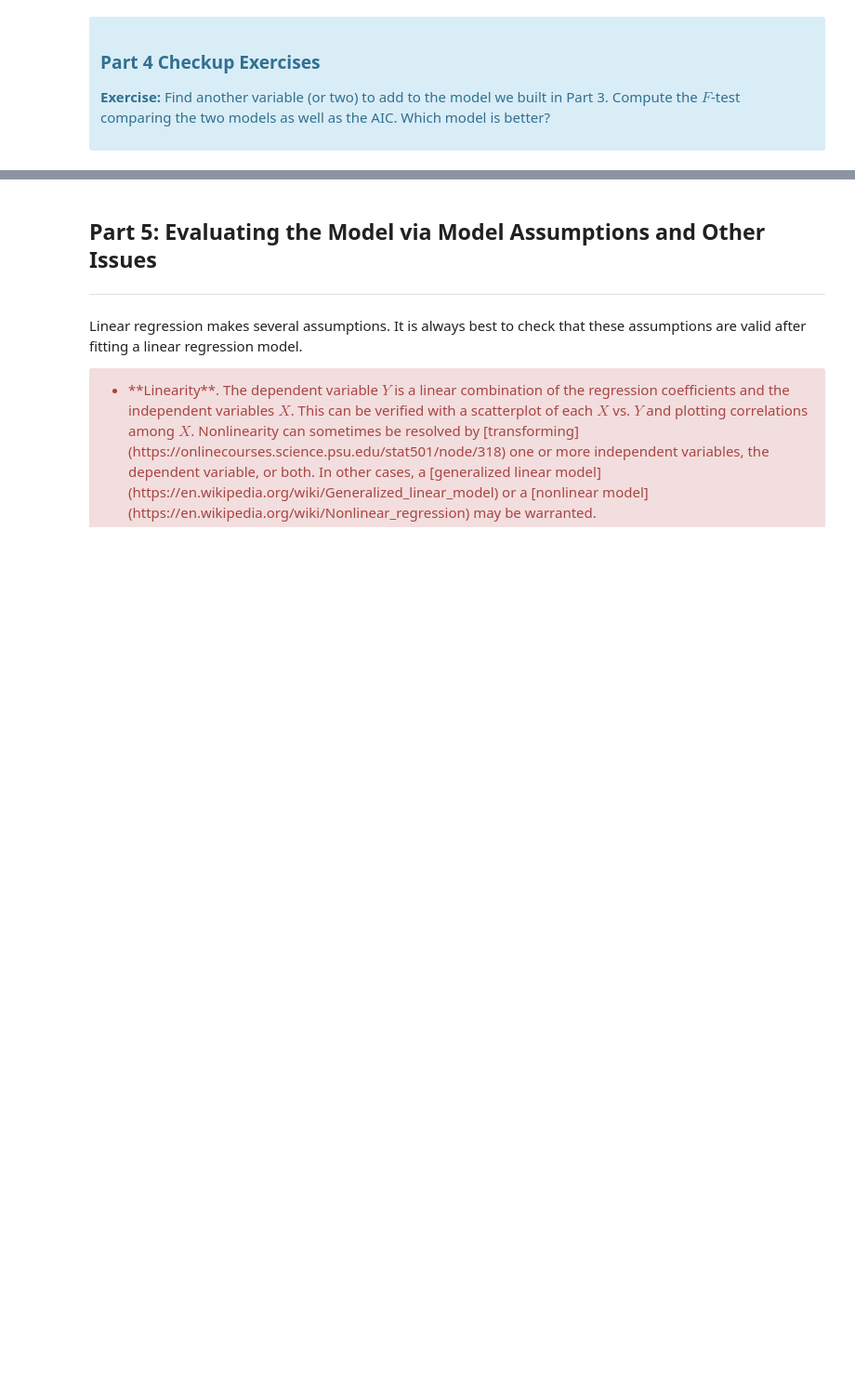
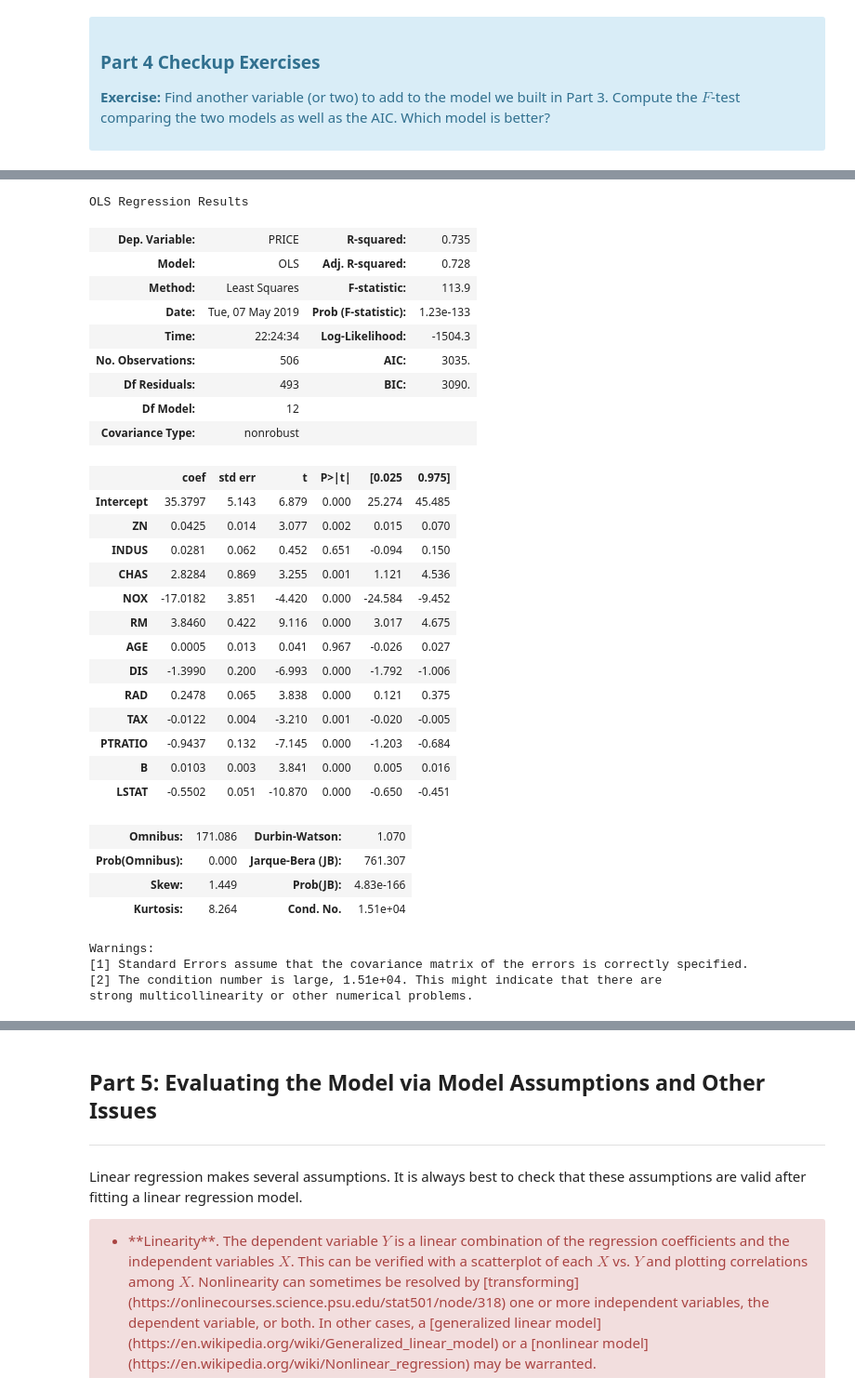
Before and after one commit to sv650s/springboard, a Jupyter notebook: aic-8_1_3-linear-regression-mini-project/Mini_Project_Linear_Regression.ipynb, the cells around one changed output, grey strips where cells are left out. Shown at 93% size. Saved outputs shown, nothing was run; the diff lists cells and outputs as text; code cells hidden in the pictures; blank space fills up the shorter version.

Commit message:
updated linear regression to use statsmodel

```diff
--- a/aic-8_1_3-linear-regression-mini-project/Mini_Project_Linear_Regression.ipynb
+++ b/aic-8_1_3-linear-regression-mini-project/Mini_Project_Linear_Regression.ipynb
@@ -999,0 +1041,37 @@ AIC for 5 variable 3218.06195544301
+# %%
+# F-statistics comparing 5 to all variables (13)
+m_all = ols("PRICE ~ ZN + INDUS + CHAS + NOX + RM + AGE + DIS + RAD + TAX + PTRATIO + B + LSTAT", bos).fit()
+m_all.summary()
+# %% [output]
+OLS Regression Results
+| Dep. Variable: | PRICE | R-squared: | 0.735 |
+| Model: | OLS | Adj. R-squared: | 0.728 |
+| Method: | Least Squares | F-statistic: | 113.9 |
+| Date: | Tue, 07 May 2019 | Prob (F-statistic): | 1.23e-133 |
+| Time: | 22:24:34 | Log-Likelihood: | -1504.3 |
+| No. Observations: | 506 | AIC: | 3035. |
+| Df Residuals: | 493 | BIC: | 3090. |
+| Df Model: | 12 |  |  |
+| Covariance Type: | nonrobust |  |  |
+|  | coef | std err | t | P>|t| | [0.025 | 0.975] |
+| Intercept | 35.3797 | 5.143 | 6.879 | 0.000 | 25.274 | 45.485 |
+| ZN | 0.0425 | 0.014 | 3.077 | 0.002 | 0.015 | 0.070 |
+| INDUS | 0.0281 | 0.062 | 0.452 | 0.651 | -0.094 | 0.150 |
+| CHAS | 2.8284 | 0.869 | 3.255 | 0.001 | 1.121 | 4.536 |
+| NOX | -17.0182 | 3.851 | -4.420 | 0.000 | -24.584 | -9.452 |
+| RM | 3.8460 | 0.422 | 9.116 | 0.000 | 3.017 | 4.675 |
+| AGE | 0.0005 | 0.013 | 0.041 | 0.967 | -0.026 | 0.027 |
+| DIS | -1.3990 | 0.200 | -6.993 | 0.000 | -1.792 | -1.006 |
+| RAD | 0.2478 | 0.065 | 3.838 | 0.000 | 0.121 | 0.375 |
+| TAX | -0.0122 | 0.004 | -3.210 | 0.001 | -0.020 | -0.005 |
+| PTRATIO | -0.9437 | 0.132 | -7.145 | 0.000 | -1.203 | -0.684 |
+| B | 0.0103 | 0.003 | 3.841 | 0.000 | 0.005 | 0.016 |
+| LSTAT | -0.5502 | 0.051 | -10.870 | 0.000 | -0.650 | -0.451 |
+| Omnibus: | 171.086 | Durbin-Watson: | 1.070 |
+| Prob(Omnibus): | 0.000 | Jarque-Bera (JB): | 761.307 |
+| Skew: | 1.449 | Prob(JB): | 4.83e-166 |
+| Kurtosis: | 8.264 | Cond. No. | 1.51e+04 |
+Warnings:
+[1] Standard Errors assume that the covariance matrix of the errors is correctly specified.
+[2] The condition number is large, 1.51e+04. This might indicate that there are
+strong multicollinearity or other numerical problems.
```
Also changed, not shown: parts of 43 cells of this notebook, 1 other file.
